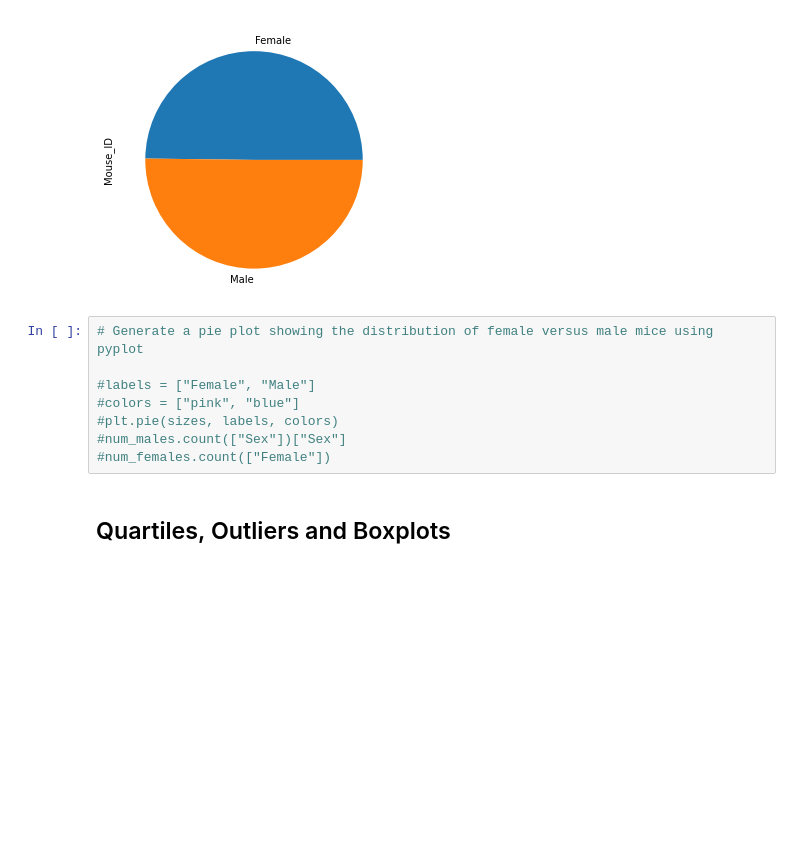
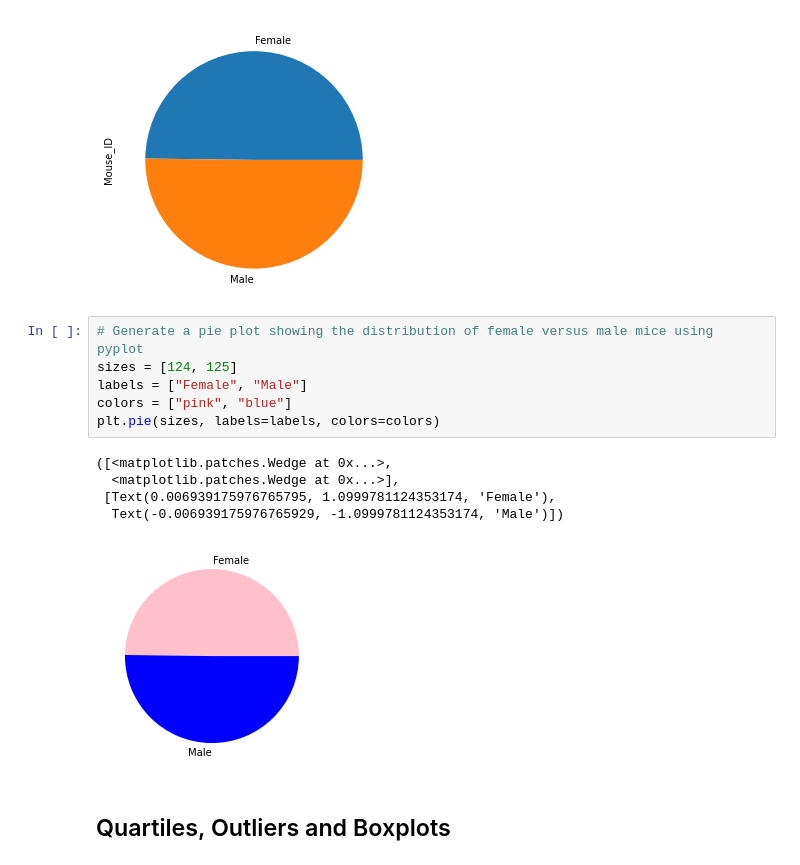
Before and after one commit to tidepooler/pymaceuticals, a Jupyter notebook: pymaceuticals_starter.ipynb, the cells around one changed output. Drawn from its saved outputs; the diff is of its cells as text; blank space fills up the shorter version.

Commit message:
Added pie chart in Python
Used python coding to create pie chart for males/females

```diff
--- a/pymaceuticals_starter.ipynb
+++ b/pymaceuticals_starter.ipynb
@@ -187,12 +187,16 @@ plot = male_female_df.plot.pie(y='Mouse_ID', figsize=(5, 5))
 [figure]
 # %%
 # Generate a pie plot showing the distribution of female versus male mice using pyplot
-
-#labels = ["Female", "Male"]
-#colors = ["pink", "blue"]
-#plt.pie(sizes, labels, colors)
-#num_males.count(["Sex"])["Sex"]
-#num_females.count(["Female"])
+sizes = [124, 125]
+labels = ["Female", "Male"]
+colors = ["pink", "blue"]
+plt.pie(sizes, labels=labels, colors=colors)
+# %% [output]
+([<matplotlib.patches.Wedge at 0x...>,
+  <matplotlib.patches.Wedge at 0x...>],
+ [Text(0.006939175976765795, 1.0999781124353174, 'Female'),
+  Text(-0.006939175976765929, -1.0999781124353174, 'Male')])
+[figure, added]
 # %% [markdown]
 ## Quartiles, Outliers and Boxplots
 # %%
```
